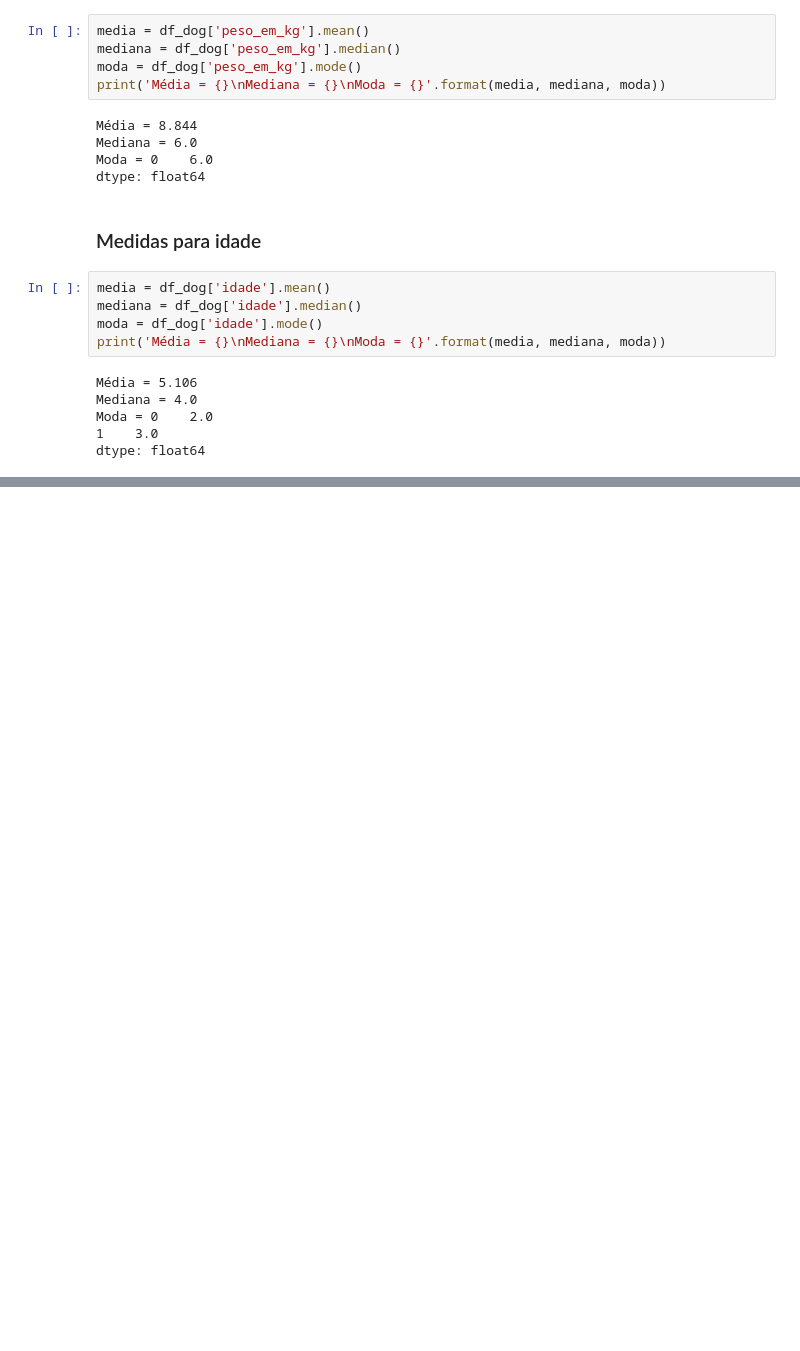
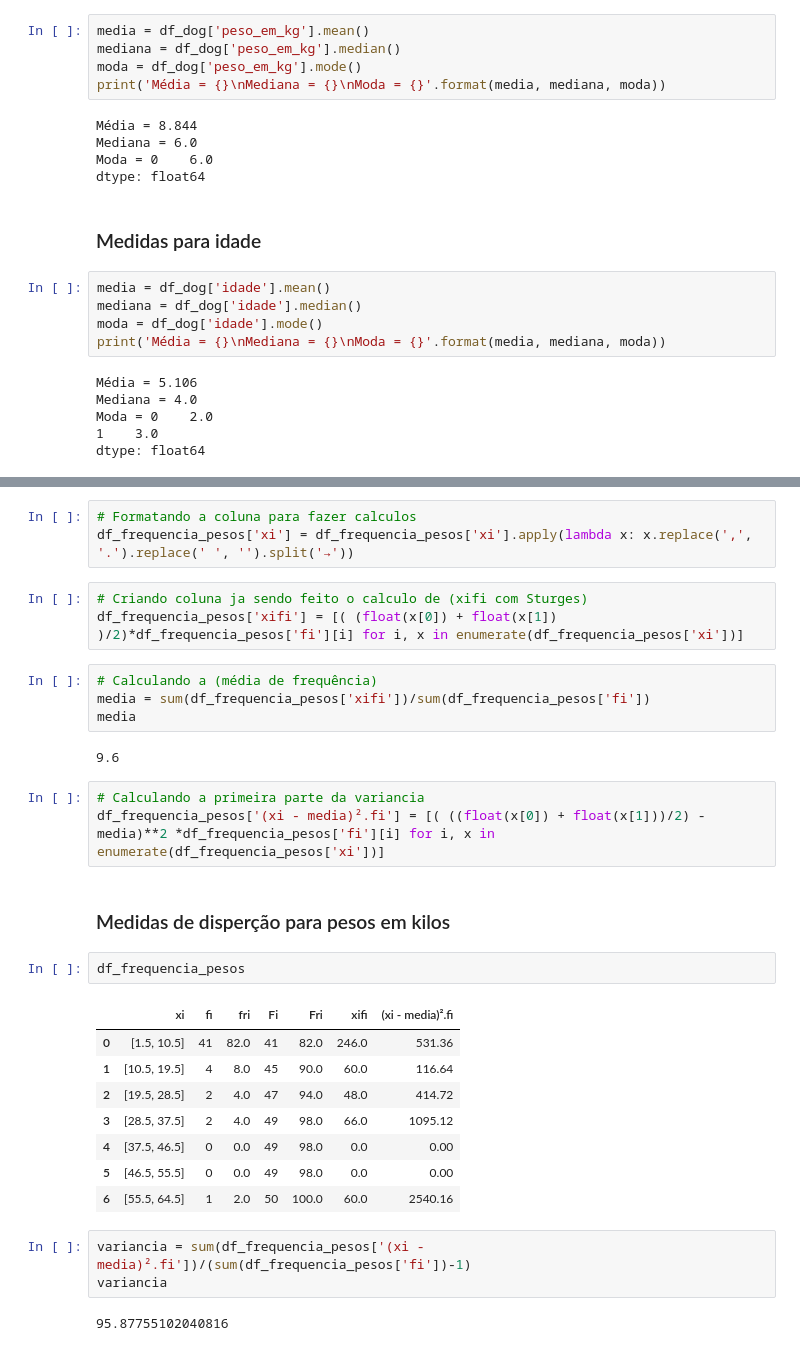
Before and after one commit to Phomint/Statistics, a Jupyter notebook: statistics_dogs.ipynb, the cells around one changed output, grey strips where cells are left out. Saved outputs shown, nothing was run; the diff lists cells and outputs as text; blank space fills up the shorter version.

Commit message:
Medidas de disperção para pesos em kilos

```diff
--- a/statistics_dogs.ipynb
+++ b/statistics_dogs.ipynb
@@ -344,0 +393,33 @@ dtype: float64
+# %%
+# Formatando a coluna para fazer calculos
+df_frequencia_pesos['xi'] = df_frequencia_pesos['xi'].apply(lambda x: x.replace(',', '.').replace(' ', '').split('→'))
+# %%
+# Criando coluna ja sendo feito o calculo de (xifi com Sturges)
+df_frequencia_pesos['xifi'] = [( (float(x[0]) + float(x[1]) )/2)*df_frequencia_pesos['fi'][i] for i, x in enumerate(df_frequencia_pesos['xi'])]
+# %%
+# Calculando a (média de frequência)
+media = sum(df_frequencia_pesos['xifi'])/sum(df_frequencia_pesos['fi'])
+media
+# %% [output]
+9.6
+# %%
+# Calculando a primeira parte da variancia
+df_frequencia_pesos['(xi - media)².fi'] = [( ((float(x[0]) + float(x[1]))/2) - media)**2 *df_frequencia_pesos['fi'][i] for i, x in enumerate(df_frequencia_pesos['xi'])]
+# %% [markdown]
+### Medidas de disperção para pesos em kilos
+# %%
+df_frequencia_pesos
+# %% [output]
+|  | xi | fi | fri | Fi | Fri | xifi | (xi - media)².fi |
+| 0 | [1.5, 10.5] | 41 | 82.0 | 41 | 82.0 | 246.0 | 531.36 |
+| 1 | [10.5, 19.5] | 4 | 8.0 | 45 | 90.0 | 60.0 | 116.64 |
+| 2 | [19.5, 28.5] | 2 | 4.0 | 47 | 94.0 | 48.0 | 414.72 |
+| 3 | [28.5, 37.5] | 2 | 4.0 | 49 | 98.0 | 66.0 | 1095.12 |
+| 4 | [37.5, 46.5] | 0 | 0.0 | 49 | 98.0 | 0.0 | 0.00 |
+| 5 | [46.5, 55.5] | 0 | 0.0 | 49 | 98.0 | 0.0 | 0.00 |
+| 6 | [55.5, 64.5] | 1 | 2.0 | 50 | 100.0 | 60.0 | 2540.16 |
+# %%
+variancia = sum(df_frequencia_pesos['(xi - media)².fi'])/(sum(df_frequencia_pesos['fi'])-1)
+variancia
+# %% [output]
+95.87755102040816
```
Also changed, not shown: parts of 6 cells of this notebook.
